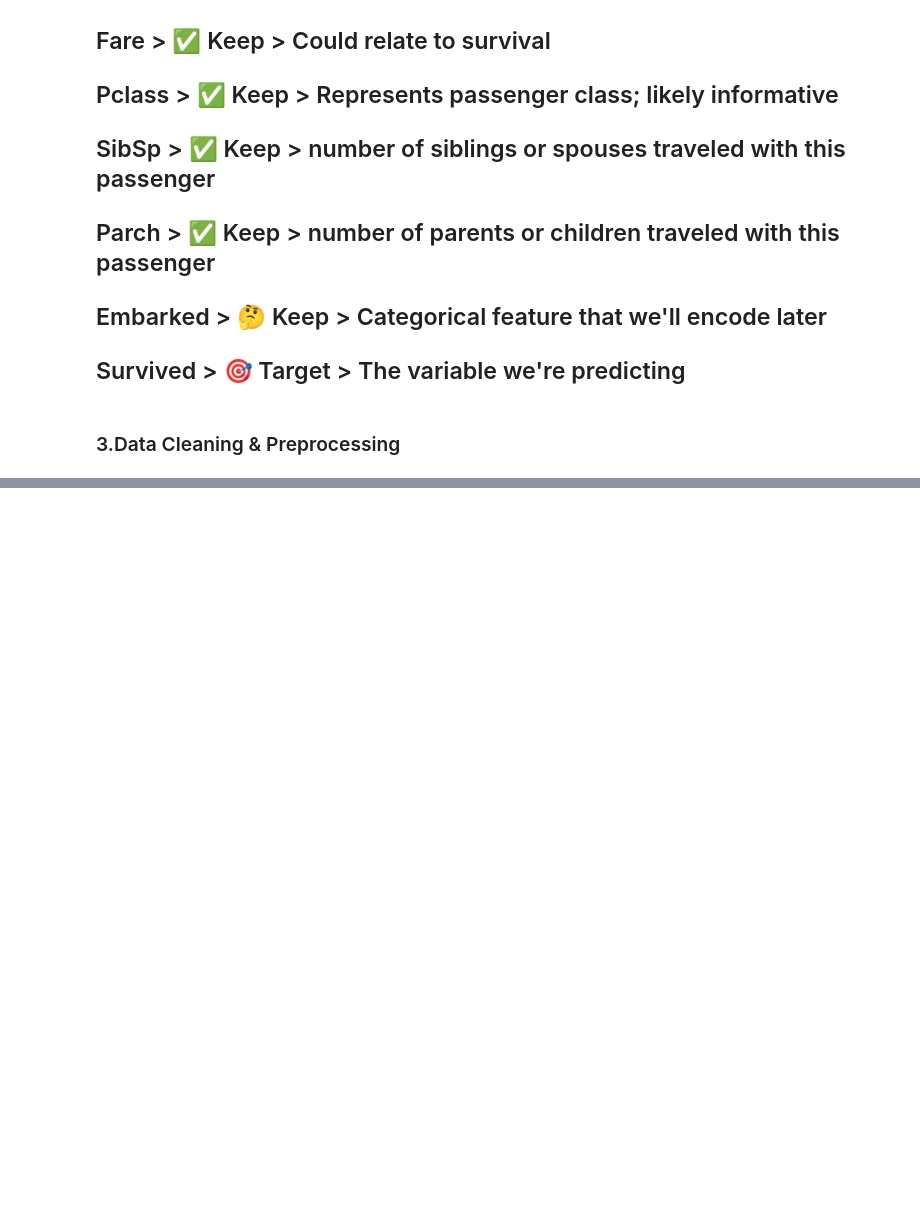
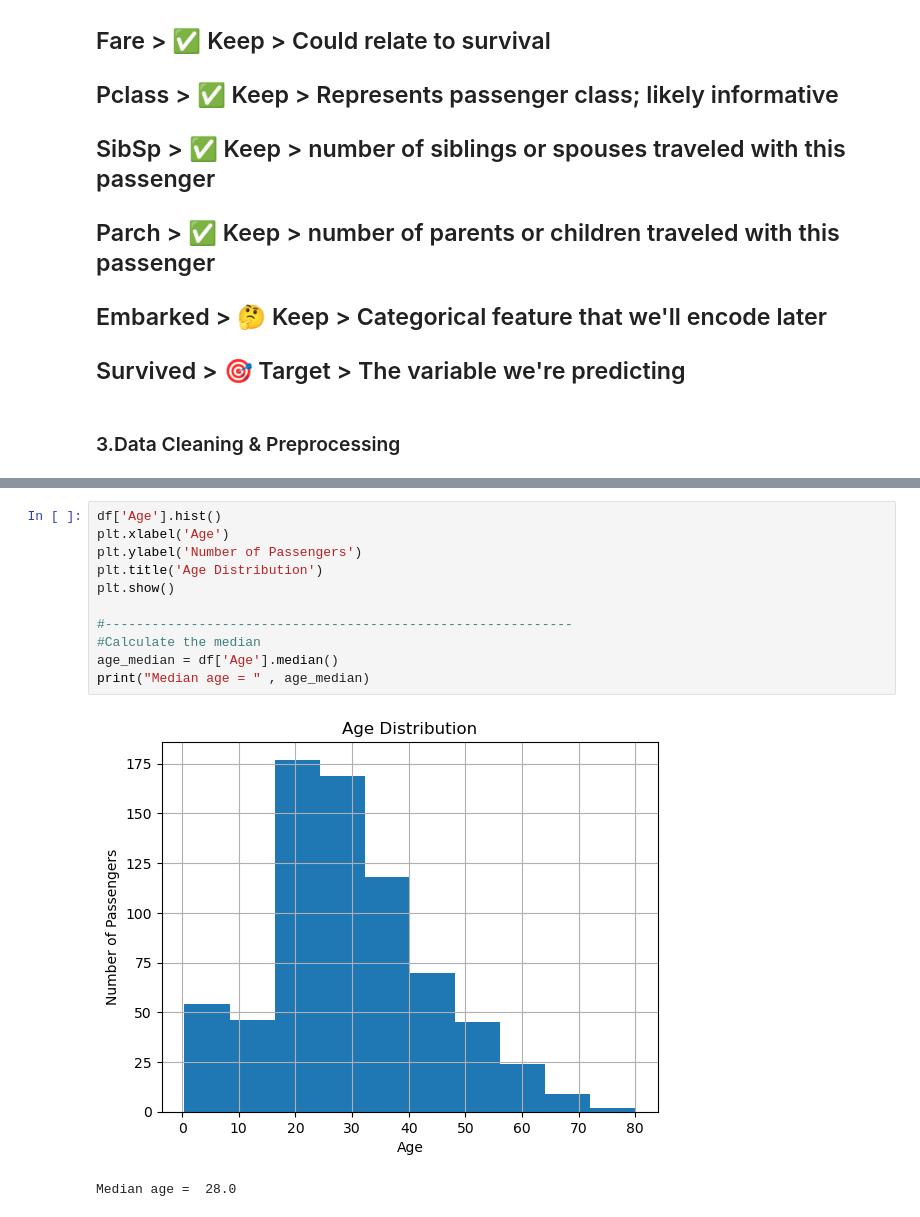
Before and after one commit to ashraf100H/titanic-survival-prediction, a Jupyter notebook: notebook/titanic_analysis.ipynb, the cells around one changed output, grey strips where cells are left out. Saved outputs shown, nothing was run; the diff lists cells and outputs as text; blank space fills up the shorter version.

```diff
--- a/notebook/titanic_analysis.ipynb
+++ b/notebook/titanic_analysis.ipynb
@@ -213,0 +260,14 @@ Survived	>   🎯 Target	>      The variable we're predicting
+# %%
+df['Age'].hist()
+plt.xlabel('Age')
+plt.ylabel('Number of Passengers')
+plt.title('Age Distribution')
+plt.show()
+
+#------------------------------------------------------------
+#Calculate the median
+age_median = df['Age'].median()
+print("Median age = " , age_median)
+# %% [output]
+[figure, added]
+Median age =  28.0
```
Also changed, not shown: parts of 17 cells of this notebook.
